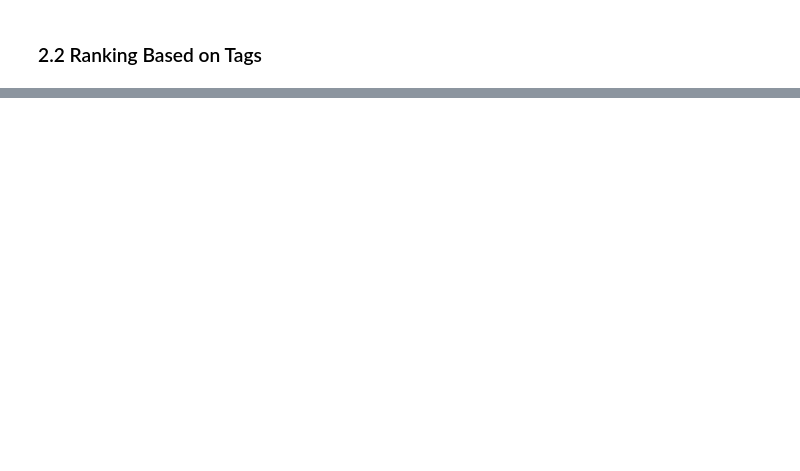
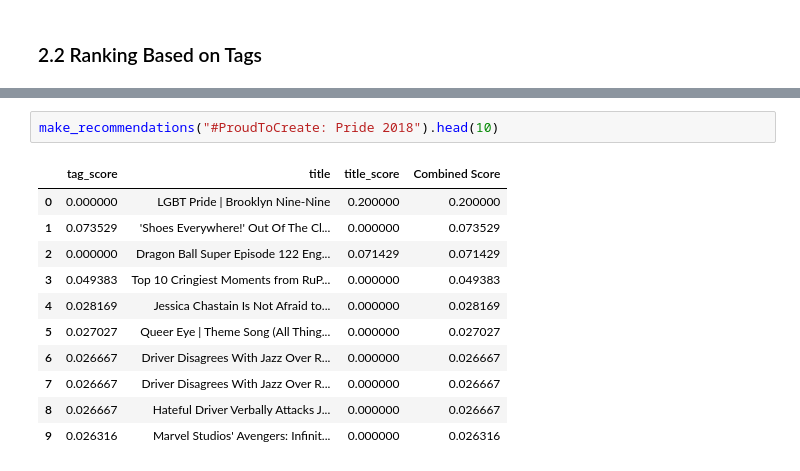
Before and after one commit to annyoo96/YoutubeTrendingClassifier, a Jupyter notebook: Youtube Recommender System.ipynb, the cells around one changed output, grey strips where cells are left out. Cells and saved outputs as stored; diff of their text form; blank space fills up the shorter version.

```diff
--- a/Youtube Recommender System.ipynb
+++ b/Youtube Recommender System.ipynb
@@ -174,0 +473,14 @@ tags_1.head()
+# %%
+make_recommendations("#ProudToCreate: Pride 2018").head(10)
+# %% [output]
+|  | tag_score | title | title_score | Combined Score |
+| 0 | 0.000000 | LGBT Pride | Brooklyn Nine-Nine | 0.200000 | 0.200000 |
+| 1 | 0.073529 | 'Shoes Everywhere!' Out Of The Cl... | 0.000000 | 0.073529 |
+| 2 | 0.000000 | Dragon Ball Super Episode 122 Eng... | 0.071429 | 0.071429 |
+| 3 | 0.049383 | Top 10 Cringiest Moments from RuP... | 0.000000 | 0.049383 |
+| 4 | 0.028169 | Jessica Chastain Is Not Afraid to... | 0.000000 | 0.028169 |
+| 5 | 0.027027 | Queer Eye | Theme Song (All Thing... | 0.000000 | 0.027027 |
+| 6 | 0.026667 | Driver Disagrees With Jazz Over R... | 0.000000 | 0.026667 |
+| 7 | 0.026667 | Driver Disagrees With Jazz Over R... | 0.000000 | 0.026667 |
+| 8 | 0.026667 | Hateful Driver Verbally Attacks J... | 0.000000 | 0.026667 |
+| 9 | 0.026316 | Marvel Studios' Avengers: Infinit... | 0.000000 | 0.026316 |
```
Also changed, not shown: parts of 42 cells of this notebook.
